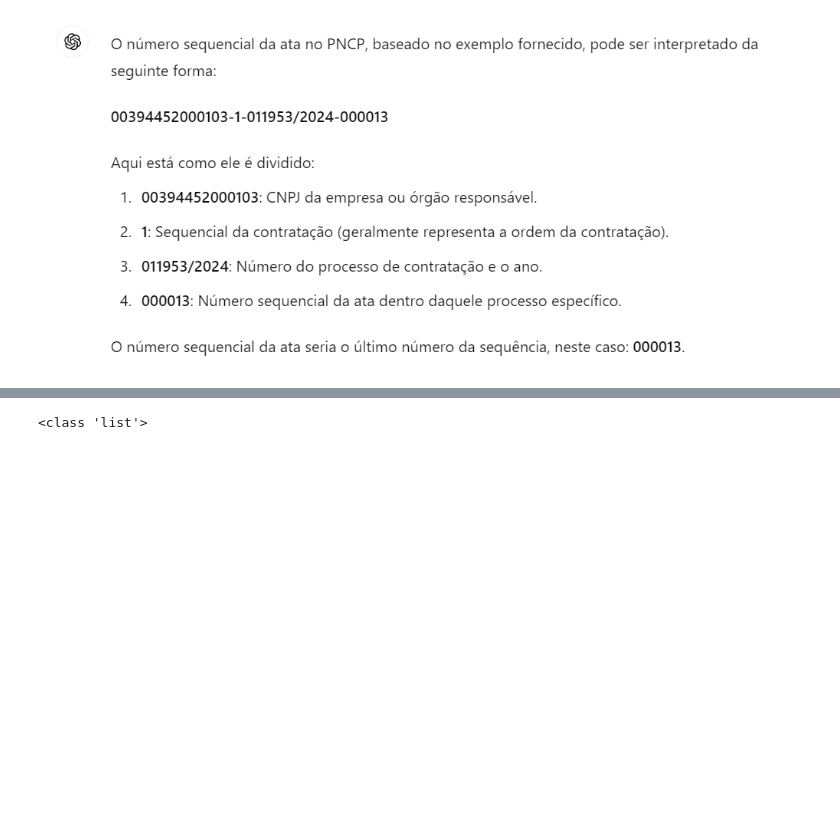
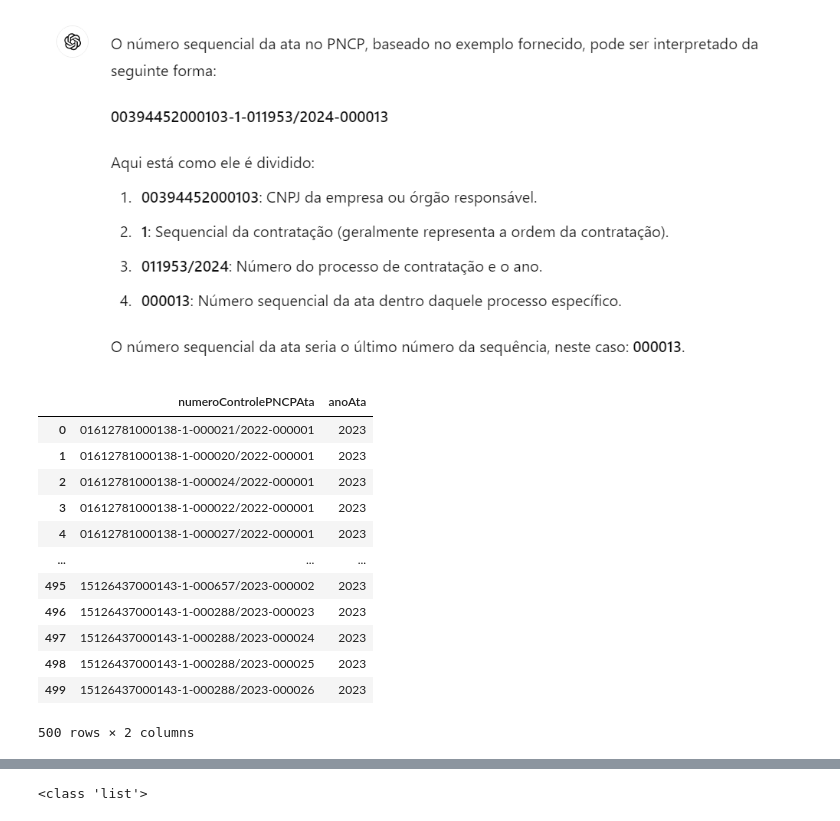
Before and after one commit to ricardofelippe/Mapa, a Jupyter notebook: Explorando_Atas_Licitacao_via_API.ipynb, the cells around one changed output, grey strips where cells are left out. Saved outputs shown, nothing was run; the diff lists cells and outputs as text; code cells hidden in the pictures; blank space fills up the shorter version.

```diff
--- a/Explorando_Atas_Licitacao_via_API.ipynb
+++ b/Explorando_Atas_Licitacao_via_API.ipynb
@@ -172,0 +167,25 @@ subconjunto=data['numeroControlePNCPAta','anoAta','sequencialCompra']
+# %%
+# Extraindo subconjunto de colunas
+# Index(['numeroControlePNCPAta', 'anoAta', 'cancelado', 'vigenciaInicio',
+    #    'vigenciaFim', 'usuario', 'objetoContratacao', 'codigoUnidadeOrgao',
+    #    'nomeUnidadeOrgao'],
+    #   dtype='object')
+#url = f'https://pncp.gov.br/api/pncp/v1/orgaos/00394452000103/compras/2024/011953/atas/000003/arquivos'
+
+cols = [0,1]
+df = data[data.columns[cols]]
+df
+# %% [output]
+|  | numeroControlePNCPAta | anoAta |
+| 0 | 01612781000138-1-000021/2022-000001 | 2023 |
+| 1 | 01612781000138-1-000020/2022-000001 | 2023 |
+| 2 | 01612781000138-1-000024/2022-000001 | 2023 |
+| 3 | 01612781000138-1-000022/2022-000001 | 2023 |
+| 4 | 01612781000138-1-000027/2022-000001 | 2023 |
+| ... | ... | ... |
+| 495 | 15126437000143-1-000657/2023-000002 | 2023 |
+| 496 | 15126437000143-1-000288/2023-000023 | 2023 |
+| 497 | 15126437000143-1-000288/2023-000024 | 2023 |
+| 498 | 15126437000143-1-000288/2023-000025 | 2023 |
+| 499 | 15126437000143-1-000288/2023-000026 | 2023 |
+500 rows × 2 columns
```
Also changed, not shown: parts of 9 cells of this notebook, 1 other file.
